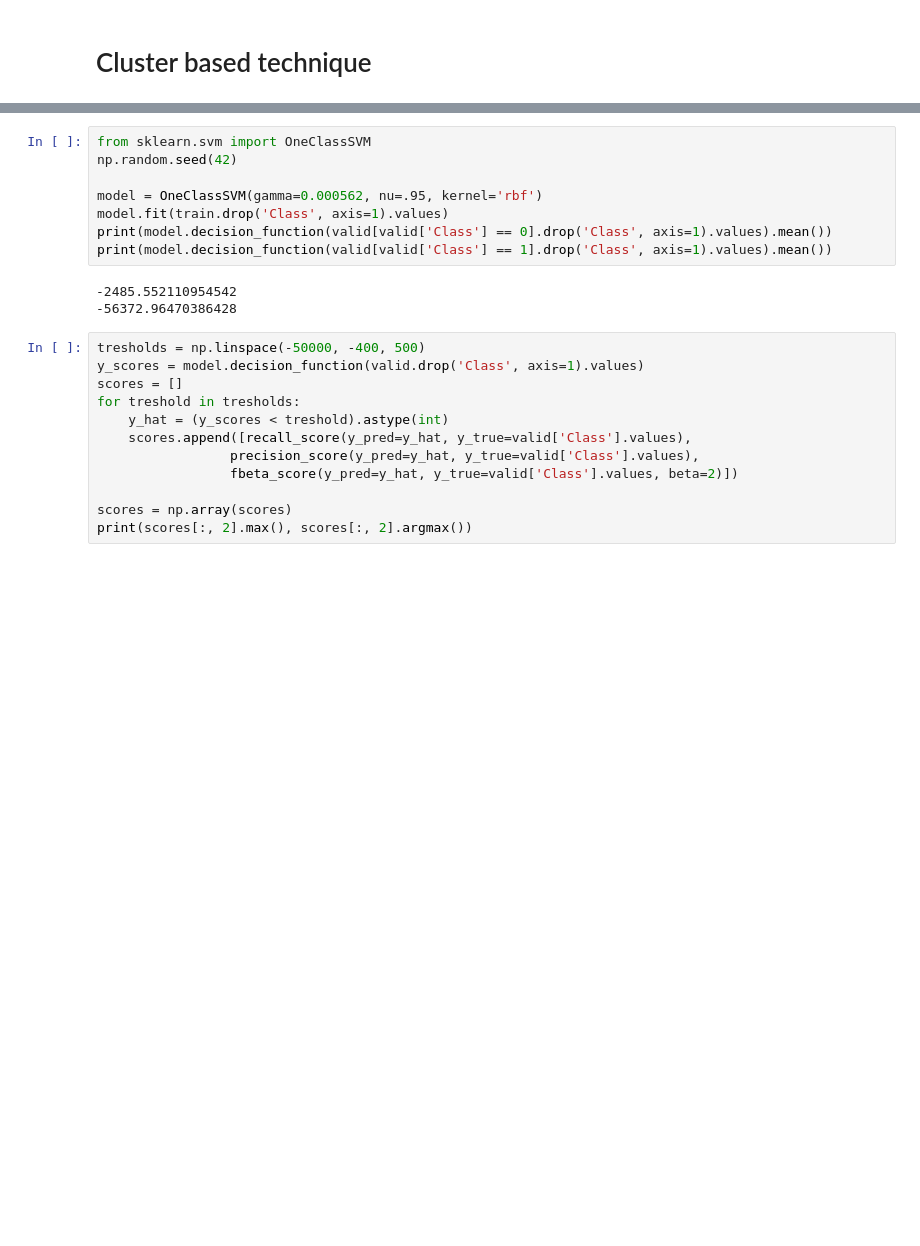
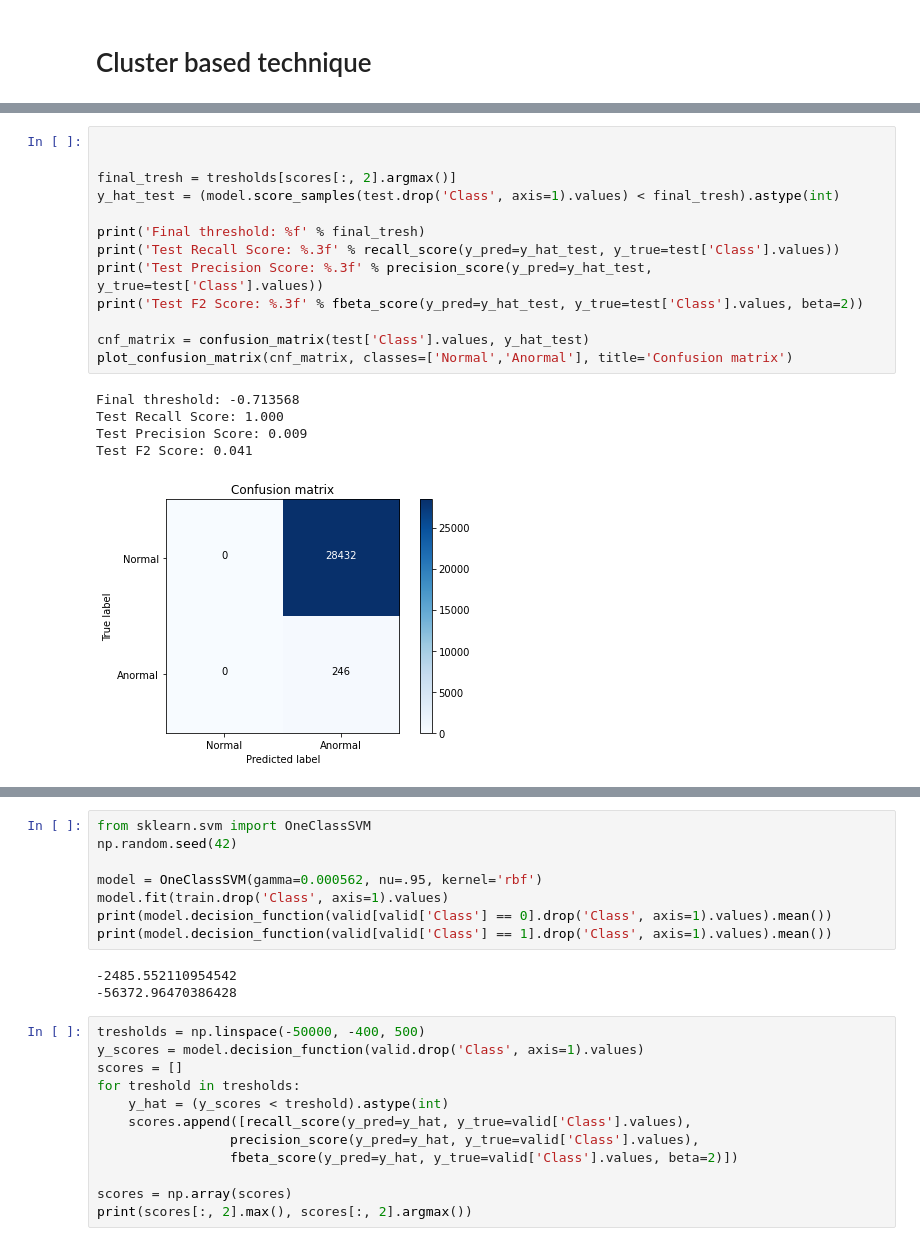
Before and after one commit to VictorCalzada/fraud_detection, a Jupyter notebook: Semi-supervised.ipynb, the cells around one changed output, grey strips where cells are left out. Drawn from its saved outputs; the diff is of its cells as text; blank space fills up the shorter version.

```diff
--- a/Semi-supervised.ipynb
+++ b/Semi-supervised.ipynb
@@ -255,0 +343,19 @@ plot_confusion_matrix(cnf_matrix, classes=['Normal','Anormal'], title='Confusion
+# %%
+
+
+final_tresh = tresholds[scores[:, 2].argmax()]
+y_hat_test = (model.score_samples(test.drop('Class', axis=1).values) < final_tresh).astype(int)
+
+print('Final threshold: %f' % final_tresh)
+print('Test Recall Score: %.3f' % recall_score(y_pred=y_hat_test, y_true=test['Class'].values))
+print('Test Precision Score: %.3f' % precision_score(y_pred=y_hat_test, y_true=test['Class'].values))
+print('Test F2 Score: %.3f' % fbeta_score(y_pred=y_hat_test, y_true=test['Class'].values, beta=2))
+
+cnf_matrix = confusion_matrix(test['Class'].values, y_hat_test)
+plot_confusion_matrix(cnf_matrix, classes=['Normal','Anormal'], title='Confusion matrix')
+# %% [output]
+Final threshold: -0.713568
+Test Recall Score: 1.000
+Test Precision Score: 0.009
+Test F2 Score: 0.041
+[figure, added]
```
Also changed, not shown: parts of 20 cells of this notebook, 1 other file.
